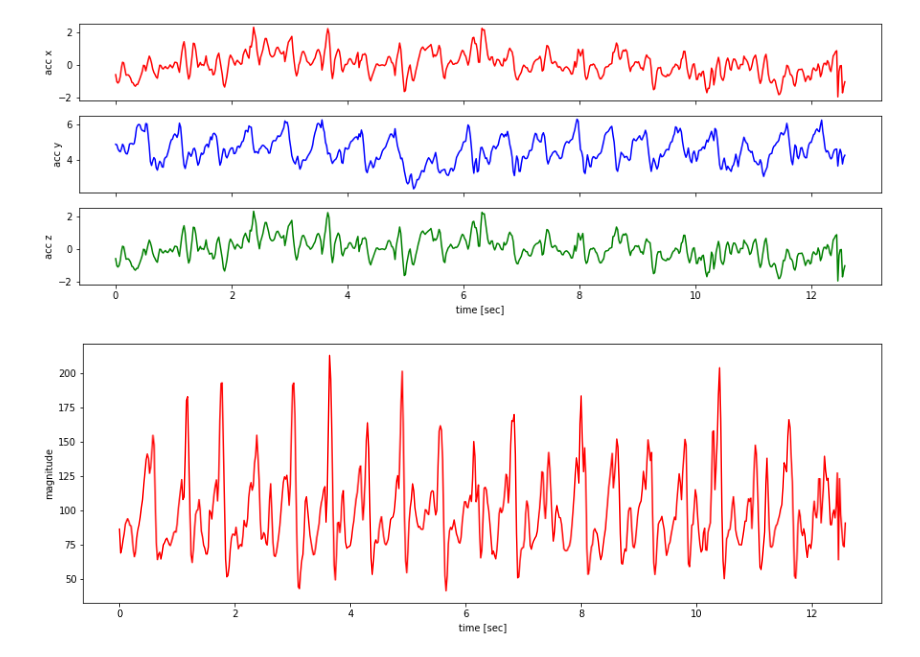
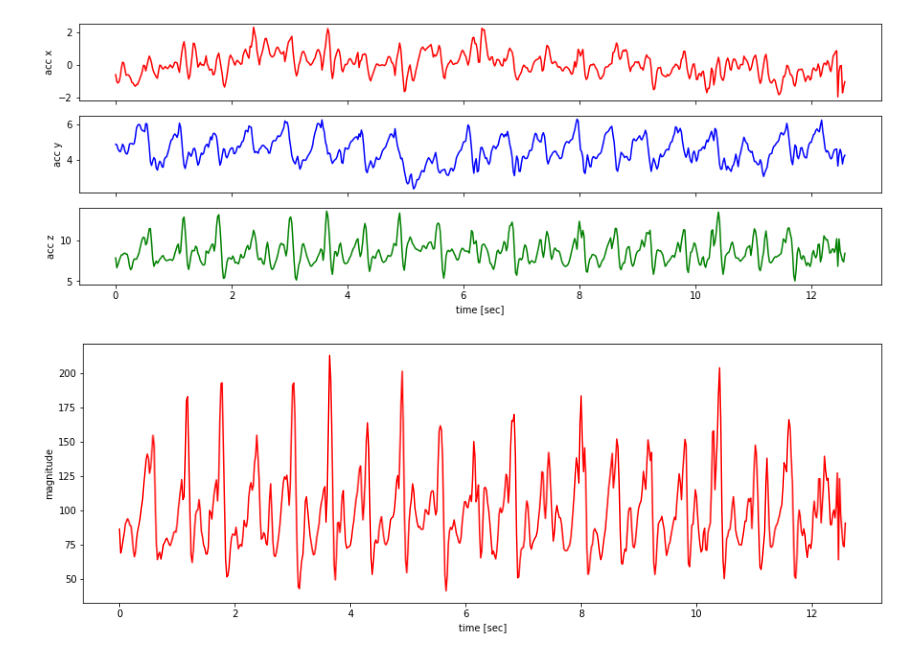
Before and after one commit to orenltr/Inertial-Navigation, a Jupyter notebook: thresholdStepCounter.ipynb, the cells around one changed output. Cells and saved outputs as stored; diff of their text form; code cells hidden in the pictures.

```diff
--- a/thresholdStepCounter.ipynb
+++ b/thresholdStepCounter.ipynb
@@ -11,22 +11,22 @@ peaks_min_distance = 0.5 # time between neighboring peaks in seconds
 # %%
 # plot accelerations data in each axes
 fig, axs = plt.subplots(nrows=3, ncols=1,sharex=True, figsize=(15,5))
 
 axs[0].plot(np.arange(len(data))*sample_rate,data[:,0],'-r')
 axs[0].set_ylabel('acc x')
 
 axs[1].plot(np.arange(len(data))*sample_rate,data[:,1],'-b')
 axs[1].set_ylabel('acc y')
 
-axs[2].plot(np.arange(len(data))*sample_rate,data[:,0],'-g')
+axs[2].plot(np.arange(len(data))*sample_rate,data[:,2],'-g')
 axs[2].set_ylabel('acc z')
 
 axs[2].set_xlabel('time [sec]')
 
 
 plt.show()
 # %% [output]
-[figure, old version]
+[figure, new version]
 # %%
 # compute combined acceleromter magnitude
 acc_magnitude = data[:,0]**2 + data[:,1]**2 + data[:,2]**2
```
Also changed, not shown: parts of 1 cell of this notebook, 4 other files.
